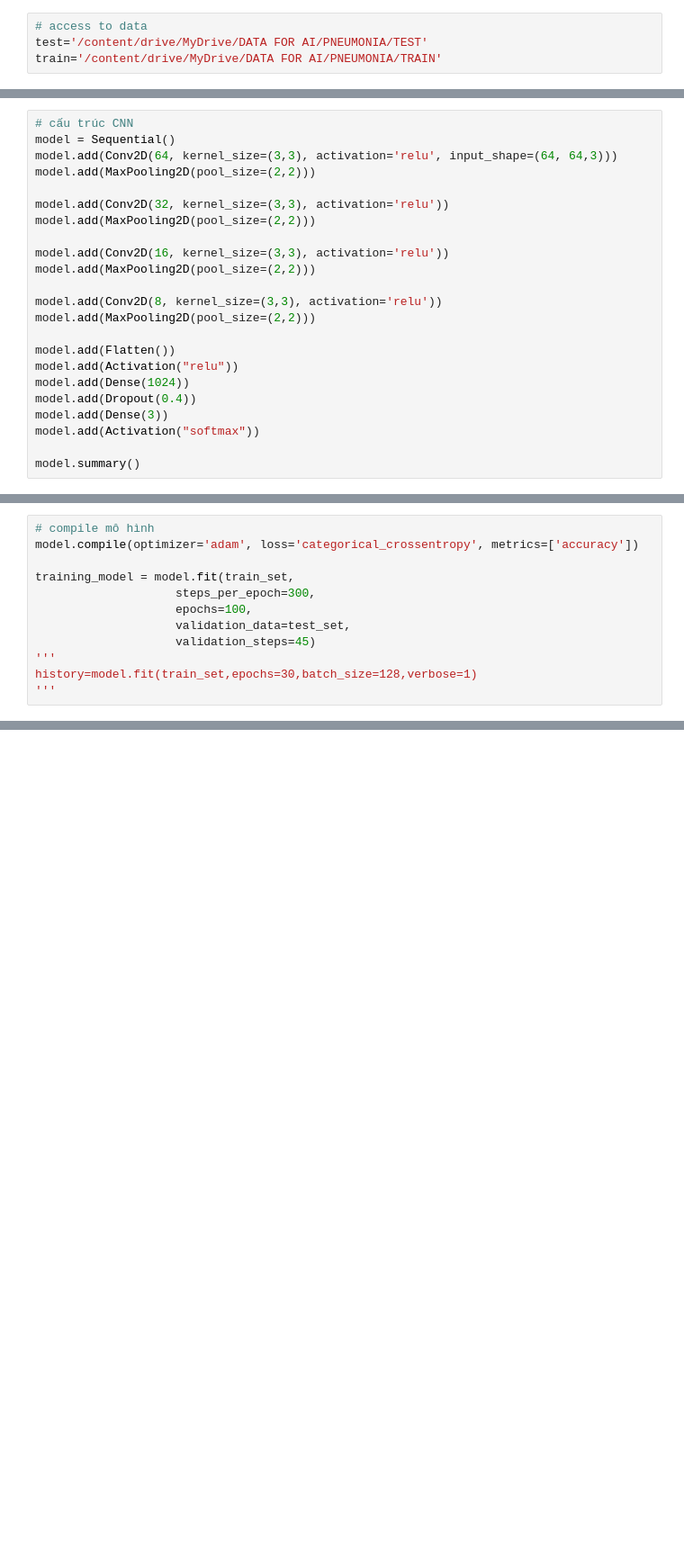
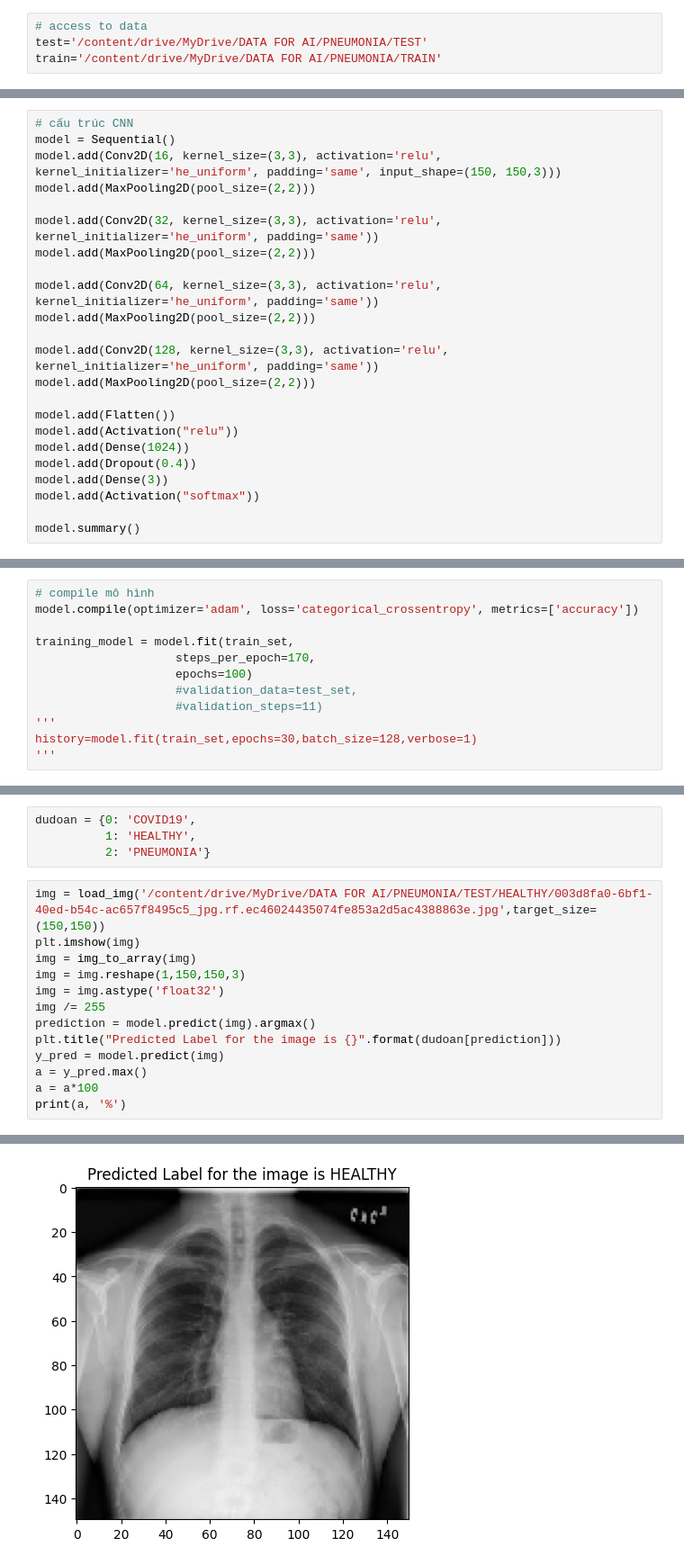
Before and after one commit to ArmstrongVo/VoTrongLuan.github.io, a Jupyter notebook: TRAINING.ipynb, the cells around one changed output, grey strips where cells are left out. Shown: that part at 90% size. Cells and saved outputs as stored; diff of their text form; blank space fills up the shorter version.

```diff
--- a/TRAINING.ipynb
+++ b/TRAINING.ipynb
@@ -77,16 +80,16 @@ Found 370 images belonging to 3 classes.
 # %%
 # cấu trúc CNN
 model = Sequential()
-model.add(Conv2D(64, kernel_size=(3,3), activation='relu', input_shape=(64, 64,3)))
+model.add(Conv2D(16, kernel_size=(3,3), activation='relu', kernel_initializer='he_uniform', padding='same', input_shape=(150, 150,3)))
 model.add(MaxPooling2D(pool_size=(2,2)))
 
-model.add(Conv2D(32, kernel_size=(3,3), activation='relu'))
+model.add(Conv2D(32, kernel_size=(3,3), activation='relu', kernel_initializer='he_uniform', padding='same'))
 model.add(MaxPooling2D(pool_size=(2,2)))
 
-model.add(Conv2D(16, kernel_size=(3,3), activation='relu'))
+model.add(Conv2D(64, kernel_size=(3,3), activation='relu', kernel_initializer='he_uniform', padding='same'))
 model.add(MaxPooling2D(pool_size=(2,2)))
 
-model.add(Conv2D(8, kernel_size=(3,3), activation='relu'))
+model.add(Conv2D(128, kernel_size=(3,3), activation='relu', kernel_initializer='he_uniform', padding='same'))
 model.add(MaxPooling2D(pool_size=(2,2)))
 
 model.add(Flatten())
@@ -120,10 +123,10 @@ _________________________________________________________________
 model.compile(optimizer='adam', loss='categorical_crossentropy', metrics=['accuracy'])
 
 training_model = model.fit(train_set,
-                    steps_per_epoch=300,
-                    epochs=100,
-                    validation_data=test_set,
-                    validation_steps=45)
+                    steps_per_epoch=170,
+                    epochs=100)
+                    #validation_data=test_set,
+                    #validation_steps=11)
 '''
 history=model.fit(train_set,epochs=30,batch_size=128,verbose=1)
 '''
@@ -131,0 +162,18 @@ NameError: ignored
+# %%
+dudoan = {0: 'COVID19',
+          1: 'HEALTHY',
+          2: 'PNEUMONIA'}
+# %%
+img = load_img('/content/drive/MyDrive/DATA FOR AI/PNEUMONIA/TEST/HEALTHY/003d8fa0-6bf1-40ed-b54c-ac657f8495c5_jpg.rf.ec46024435074fe853a2d5ac4388863e.jpg',target_size=(150,150))
+plt.imshow(img)
+img = img_to_array(img)
+img = img.reshape(1,150,150,3)
+img = img.astype('float32')
+img /= 255
+prediction = model.predict(img).argmax()
+plt.title("Predicted Label for the image is {}".format(dudoan[prediction]))
+y_pred = model.predict(img)
+a = y_pred.max()
+a = a*100
+print(a, '%')
+# %% [output]
@@ -131,0 +183 @@ NameError: ignored
+[figure, added]
```
Also changed, not shown: parts of 11 cells of this notebook.
